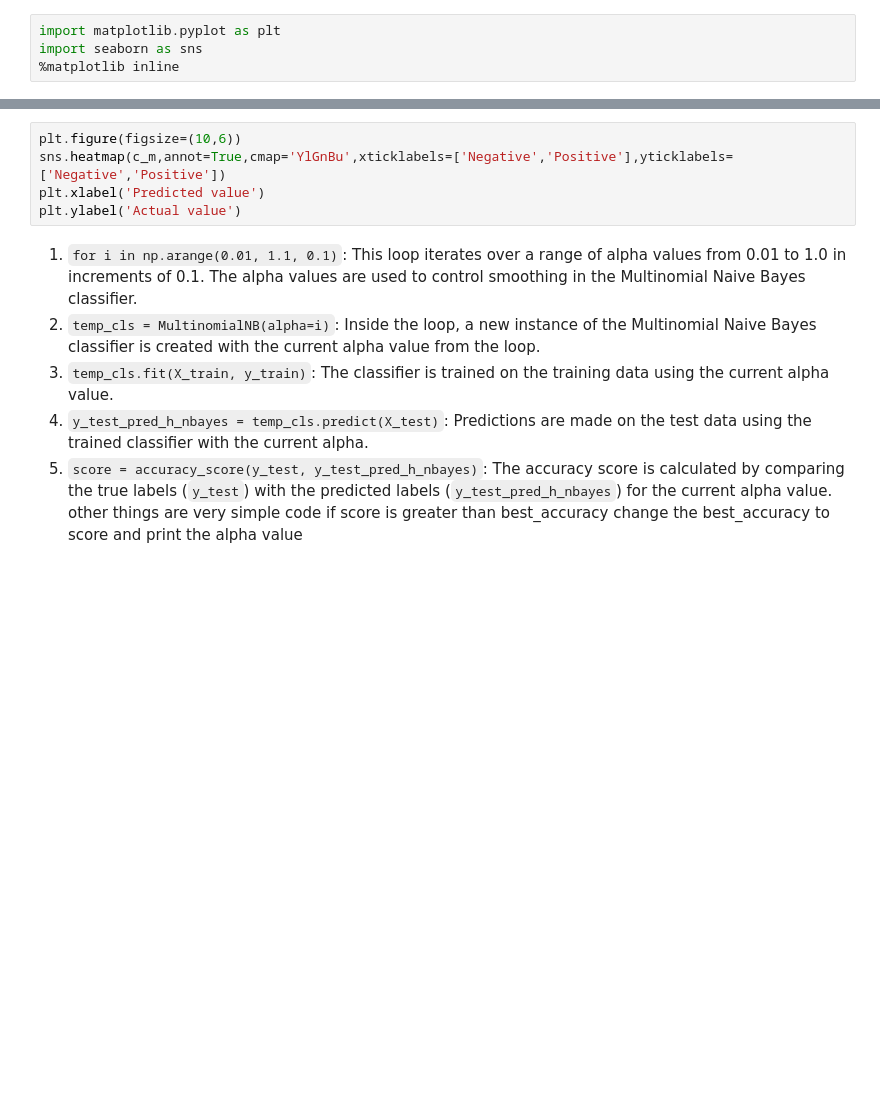
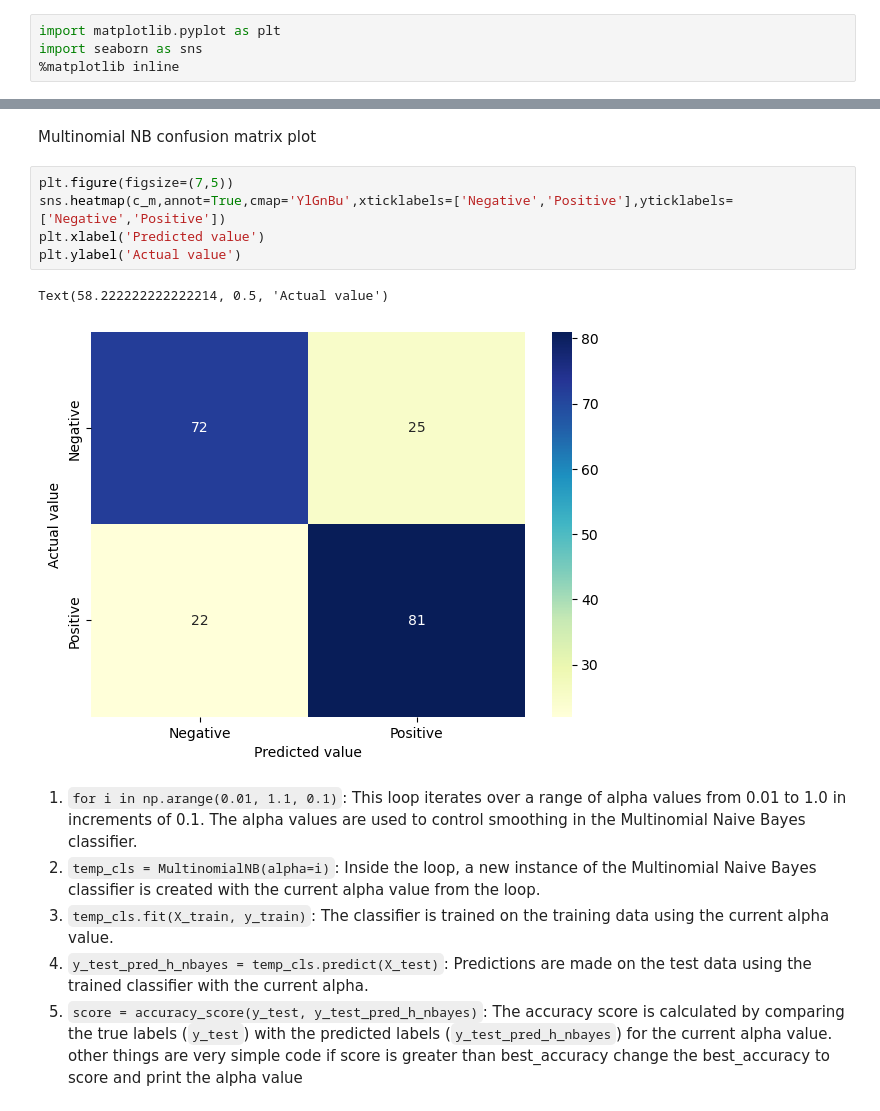
Before and after one commit to animeshmaiti/AI-Python, a Jupyter notebook: sentimental-analysis/sentimental-analysis.ipynb, the cells around one changed output, grey strips where cells are left out. Saved outputs shown, nothing was run; the diff lists cells and outputs as text; blank space fills up the shorter version.

```diff
--- a/sentimental-analysis/sentimental-analysis.ipynb
+++ b/sentimental-analysis/sentimental-analysis.ipynb
@@ -174,8 +274,13 @@ import seaborn as sns
+# %% [markdown]
+Multinomial NB confusion matrix plot
 # %%
-plt.figure(figsize=(10,6))
+plt.figure(figsize=(7,5))
 sns.heatmap(c_m,annot=True,cmap='YlGnBu',xticklabels=['Negative','Positive'],yticklabels=['Negative','Positive'])
 plt.xlabel('Predicted value')
 plt.ylabel('Actual value')
+# %% [output]
+Text(58.222222222222214, 0.5, 'Actual value')
+[figure, added]
 # %% [markdown]
 1. `for i in np.arange(0.01, 1.1, 0.1)`: This loop iterates over a range of alpha values from 0.01 to 1.0 in increments of 0.1. The alpha values are used to control smoothing in the Multinomial Naive Bayes classifier.
 1. `temp_cls = MultinomialNB(alpha=i)`: Inside the loop, a new instance of the Multinomial Naive Bayes classifier is created with the current alpha value from the loop.
```
Also changed, not shown: parts of 26 cells of this notebook.
